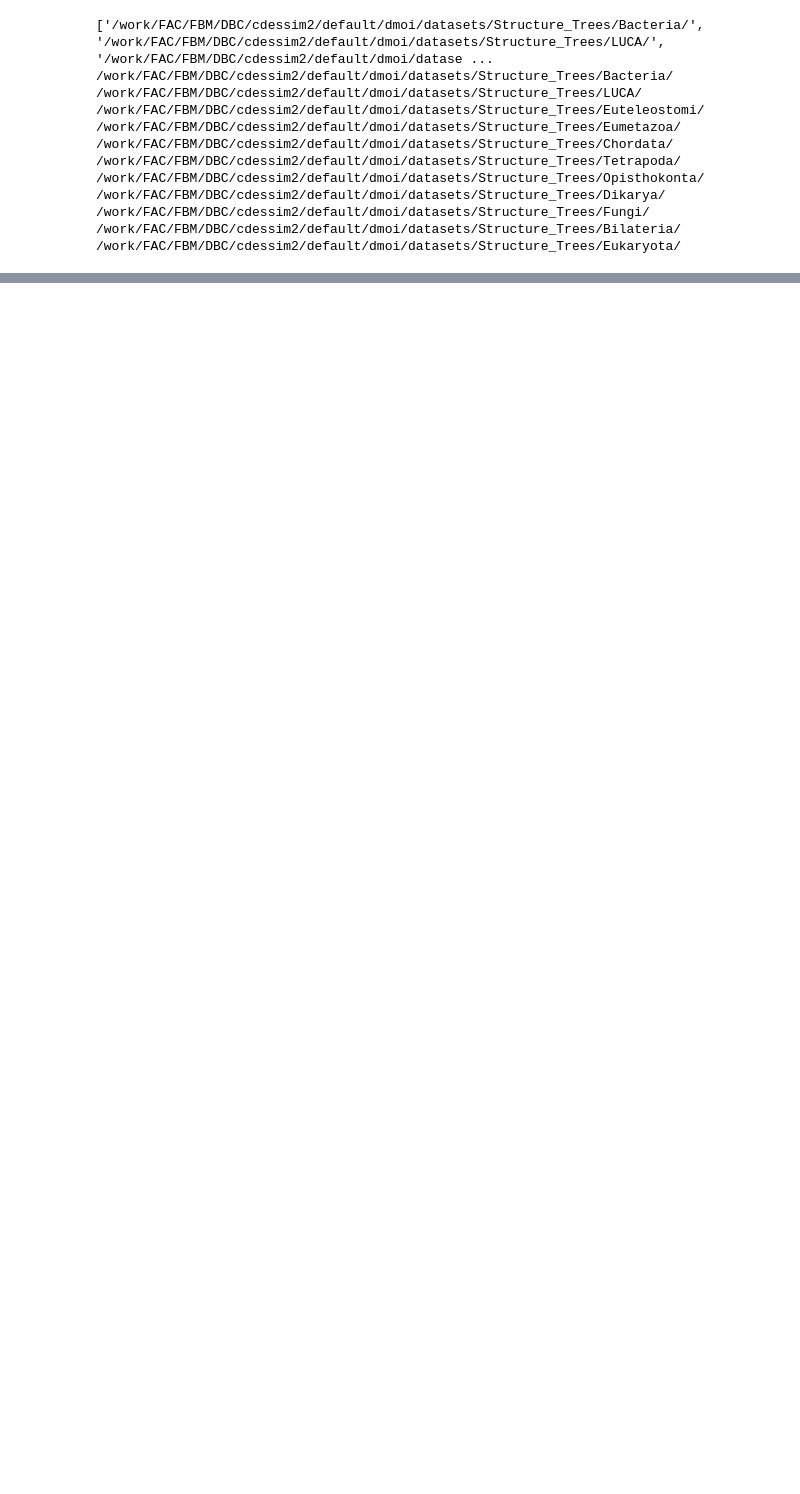
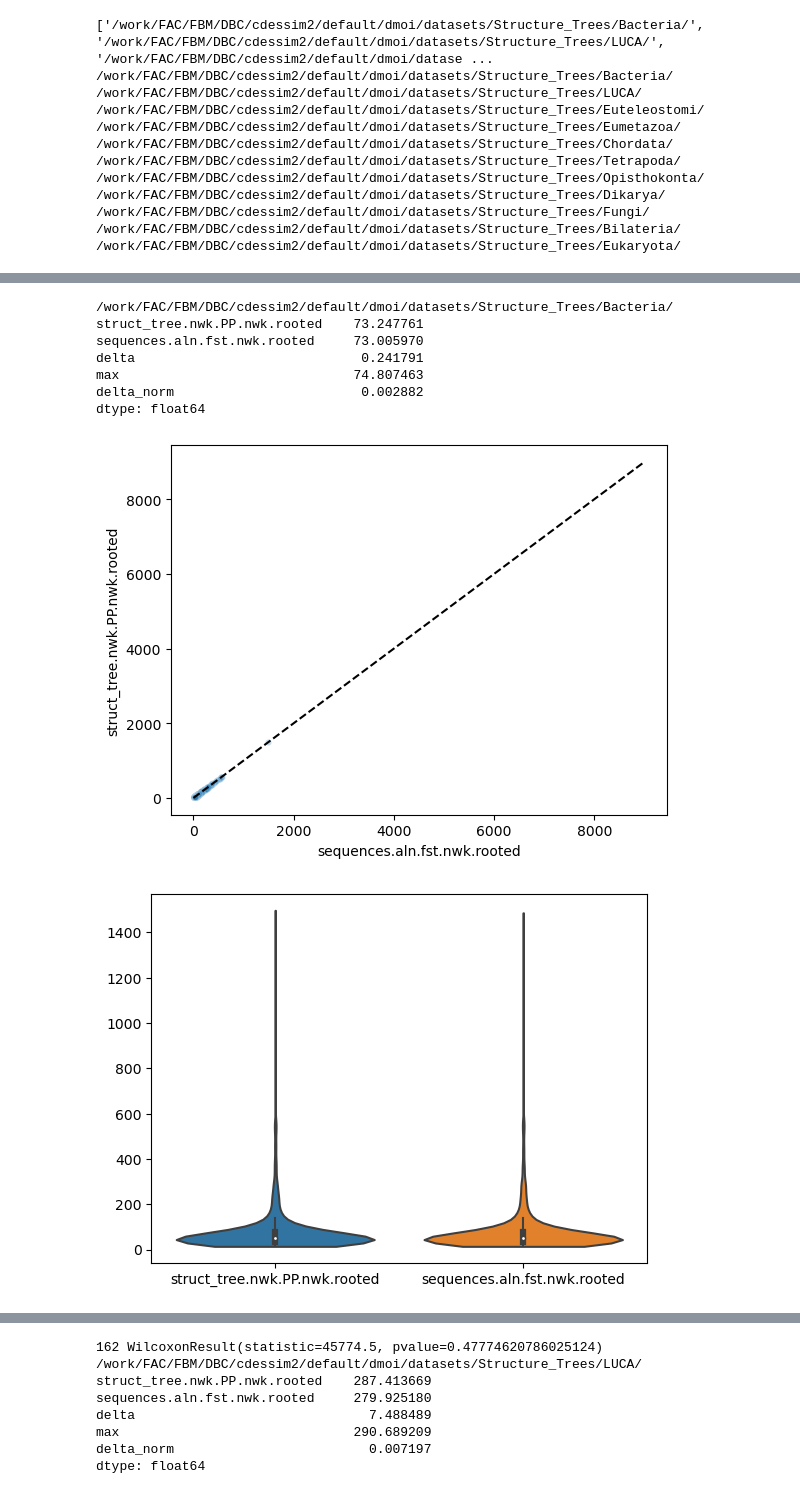
Before and after one commit to DessimozLab/fold_tree, a Jupyter notebook: compare_treesets.ipynb, the cells around one changed output, grey strips where cells are left out. Cells and saved outputs as stored; diff of their text form; code cells hidden in the pictures; blank space fills up the shorter version.

```diff
--- a/compare_treesets.ipynb
+++ b/compare_treesets.ipynb
@@ -76,14 +104,29 @@ sns.violinplot(tree_resdf['delta'])
 # %%
 #sub = resdf[['sequences.aln.fst.nwk.rooted' , 'struct_tree.nwk.PP.nwk.rooted' ]]
 from matplotlib import pyplot as plt
 
 for folder in tree_resdf.clade.unique():
     print(folder)
     sub = tree_resdf[tree_resdf.clade == folder]
 
+    print(sub.mean())
 
-    sns.scatterplot(sub, x = 'sequences.aln.fst.nwk.rooted', y='struct_tree.nwk.PP.nwk.rooted' , alpha = .15 )
-    sns.lineplot(x = [0,3000] , y = [0,3000])
+    sns.scatterplot(sub, x = 'sequences.aln.fst.nwk.rooted', y='struct_tree.nwk.PP.nwk.rooted' , alpha = .25 , s=20 )
+    sns.lineplot(x = [0,9000] , y = [0,9000] , linestyle='--' , c = 'k')
+    plt.show()
+    sns.violinplot(sub[['struct_tree.nwk.PP.nwk.rooted', 'sequences.aln.fst.nwk.rooted']] , cut = 0 )
+    plt.show()
+    sns.violinplot(sub['delta'] , cut = 0 )
     plt.show()
 
     print( sub.delta.sum(), wilcoxon(sub.delta))
+# %% [output]
+/work/FAC/FBM/DBC/cdessim2/default/dmoi/datasets/Structure_Trees/Bacteria/
+struct_tree.nwk.PP.nwk.rooted    73.247761
+sequences.aln.fst.nwk.rooted     73.005970
+delta                             0.241791
+max                              74.807463
+delta_norm                        0.002882
+dtype: float64
+[figure, added]
+[figure, added]
@@ -89,0 +134,8 @@ for folder in tree_resdf.clade.unique():
+162 WilcoxonResult(statistic=45774.5, pvalue=0.47774620786025124)
+/work/FAC/FBM/DBC/cdessim2/default/dmoi/datasets/Structure_Trees/LUCA/
+struct_tree.nwk.PP.nwk.rooted    287.413669
+sequences.aln.fst.nwk.rooted     279.925180
+delta                              7.488489
+max                              290.689209
+delta_norm                         0.007197
+dtype: float64
```
Also changed, not shown: parts of 14 cells of this notebook, 8 other files.
